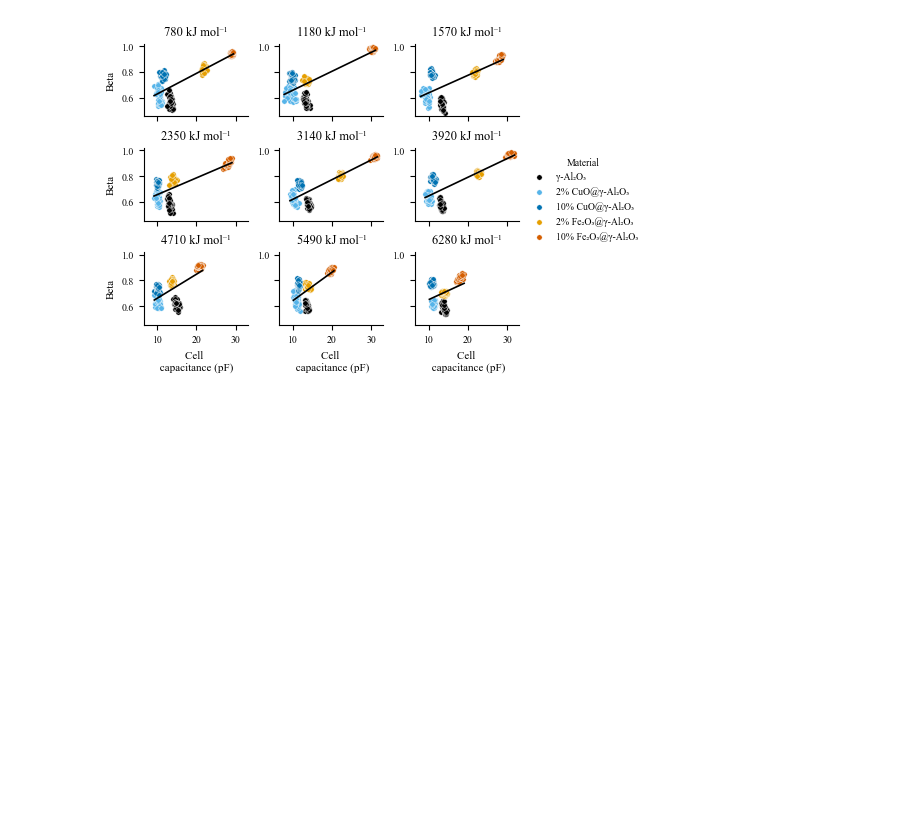
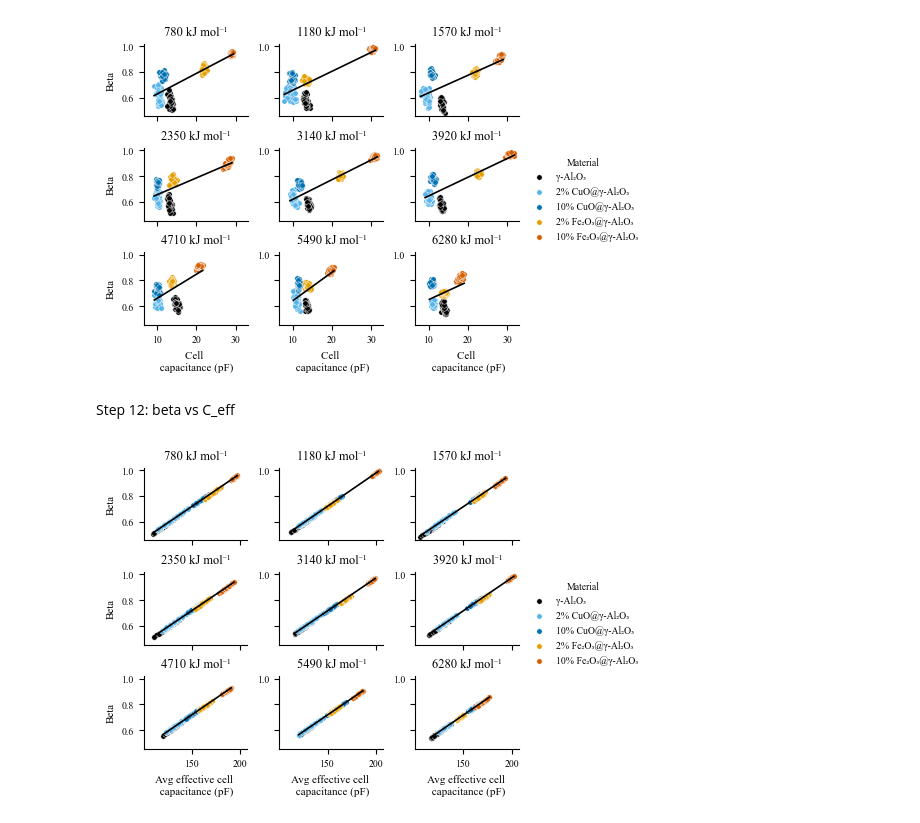
Before and after one commit to sbossier/ladca_incat_envecon_paper, a Jupyter notebook: ipynb/visualisation_electrical.ipynb, the cells around one changed output. Saved outputs shown, nothing was run; the diff lists cells and outputs as text; code cells hidden in the pictures; blank space fills up the shorter version.

Commit message:
added graphs, latest version

```diff
--- a/ipynb/visualisation_electrical.ipynb
+++ b/ipynb/visualisation_electrical.ipynb
@@ -96,7 +96,8 @@ df = df[
         number=30/((1-0.4687)*(17.31/x['residence_time_s']))*24.055,
         ndigits=-1
     ).astype(int),
-    C_cell_avg_pF=lambda x: x['C_cell_avg_F'] * 1e12
+    C_cell_avg_pF=lambda x: x['C_cell_avg_F'] * 1e12,
+    C_diel_eff_avg_pF=lambda x: x['C_diel_eff_avg_F'] * 1e12
 ).reset_index(drop=True)
 
 df['material_name'] = df['material_name'].map(
@@ -1101,5 +1102,57 @@ plt.savefig(
 plt.show()
 # %% [output]
 [figure]
+# %% [markdown]
+Step 12: beta vs C_eff
+# %%
+# Create a FacetGrid for scatter plots
+g = sns.FacetGrid(
+    data=df,
+    col='sei_ideal_kjmol',
+    col_wrap=3,
+    hue='material_name',
+    hue_order=material_order,
+    palette=cb_colors,
+    height=3/2.54,
+    aspect=1.25
+)
+
+g.map(
+    sns.scatterplot,
+    'C_diel_eff_avg_pF',
+    'beta_avg',
+    s=15
+)
+
+# Iterate over each subplot to apply regplot for each group
+for ax, (group_keys, subset) in zip(g.axes.flat, df.groupby('sei_ideal_kjmol', sort=False)):
+    # Apply regplot to the current subset and axis
+    sns.regplot(
+        x='C_diel_eff_avg_pF',
+        y='beta_avg',
+        data=subset,
+        ax=ax,
+        scatter=False,
+        color='black',
+        ci=None,
+        line_kws={'lw': 1.2}
+    )
+
+# Adjust legend, labels, and titles
+g.add_legend(title="Material")
+g.set_titles(col_template="{col_name} kJ mol⁻¹", size=9)
+g.set_axis_labels(
+    x_var="Avg effective cell \n capacitance (pF)",
+    y_var="Beta",
+    size=8
+)
+
+plt.savefig(
+    r"C:\Users\sande\Dropbox\Apps\Overleaf\ladca_incat_envecon_paper_elsevier\figs\sander_beta_vs_C_diel_eff_per_sei.pdf",
+    bbox_inches='tight'
+)
+plt.show()
+# %% [output]
+[figure, added]
 # %%
 #%reset -f
```
Also changed, not shown: parts of 1 cell of this notebook, 1 other file.
